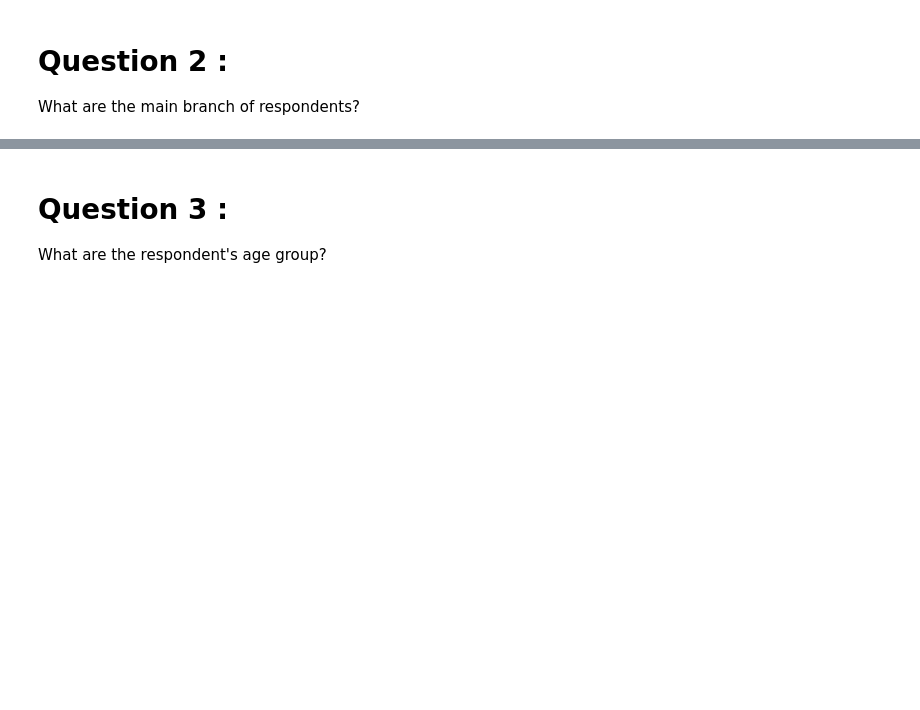
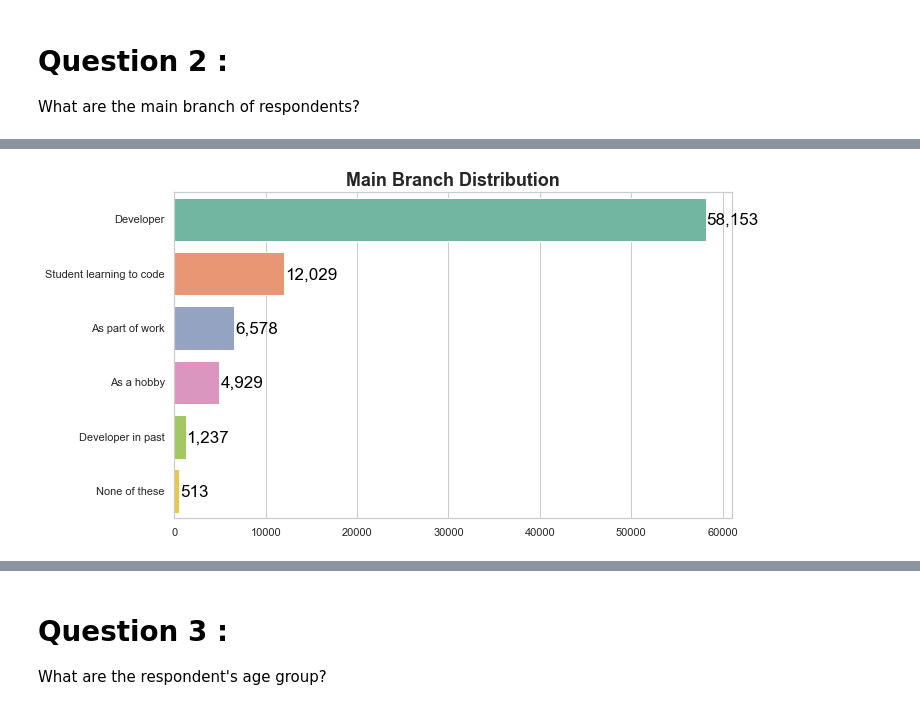
Before and after one commit to velespit/Udacity_Write_a_Data_Science_Blog_Post, a Jupyter notebook: project_1_code.ipynb, the cells around one changed output, grey strips where cells are left out. Drawn from its saved outputs; the diff is of its cells as text; code cells hidden in the pictures; blank space fills up the shorter version.

Commit message:
adding prepare data & resulting section change q2 prapere addin function for q5 readme fixed

```diff
--- a/project_1_code.ipynb
+++ b/project_1_code.ipynb
@@ -31,4 +37,4 @@ warnings.filterwarnings('ignore')
 # %%
 # Read The Stack Overflow Developers Survey 2021 main data file
-data_df = pd.read_csv(r"C:\Users\TCVOAYDOGMUS\Documents\Udacity_Data_Science_Nanodegree\Project1-Udacity_Write_a_Data_Science_Blog_Post\Udacity_Write_a_Data_Science_Blog_Post\survey_results_public.csv")
+data_df = pd.read_csv(r"C:\Users\TCVOAYDOGMUS\Documents\Udacity_Data_Science_Nanodegree\Project1-Udacity_Write_a_Data_Science_Blog_Post\survey_results_public.csv")
 # %% [markdown]
@@ -193,0 +161,4 @@ for p in ax.patches:
+# %%
+# First make copy of dataframe and then Filter a dataframe by Main Branch, calculate the number of respondents by Main Branch
+branch_main = data_df[['MainBranch','ResponseId']].loc[data_df['MainBranch'].isna()==False]
+branch_main.MainBranch.value_counts()
@@ -193,0 +173,15 @@ for p in ax.patches:
+# %%
+#numpy like conditional if else statement to clear the data
+branch_main['Branch_Clear'] = ''
+
+conditions = [
+    branch_main['MainBranch'] == 'I am a developer by profession',
+    branch_main['MainBranch'] == 'I am a student who is learning to code',
+    branch_main['MainBranch'] == 'I am not primarily a developer, but I write code sometimes as part of my work',
+    branch_main['MainBranch'] == 'I code primarily as a hobby',
+    branch_main['MainBranch'] == 'I used to be a developer by profession, but no longer am',
+    branch_main['MainBranch'] == 'None of these'
+    ]
+choices = 'Developer', 'Student learning to code','As part of work','As a hobby','Developer in past','None of these'
+
+branch_main['Branch_Clear'] = np.select(conditions, choices, default=branch_main['MainBranch'])
@@ -193,0 +199,12 @@ for p in ax.patches:
+# %%
+sns.set(style = 'whitegrid')
+plt.figure(figsize=(10,6))
+plt.title("Main Branch Distribution" ,weight='bold', horizontalalignment='center').set_fontsize('18')
+ax = sns.countplot(y = 'Branch_Clear', data = branch_main, color = 'darkgoldenrod', order =branch_main['Branch_Clear'].value_counts().index, palette="Set2")
+ax.set(xlabel=None)
+ax.set(ylabel=None)
+
+for p in ax.patches:
+        ax.annotate('{:,}'.format(p.get_width()) , xy=(p.get_width()+100, p.get_y()+0.5), color='black', size=17)
+# %% [output]
+[figure, added]
```
Also changed, not shown: parts of 35 cells of this notebook, 1 other file.
